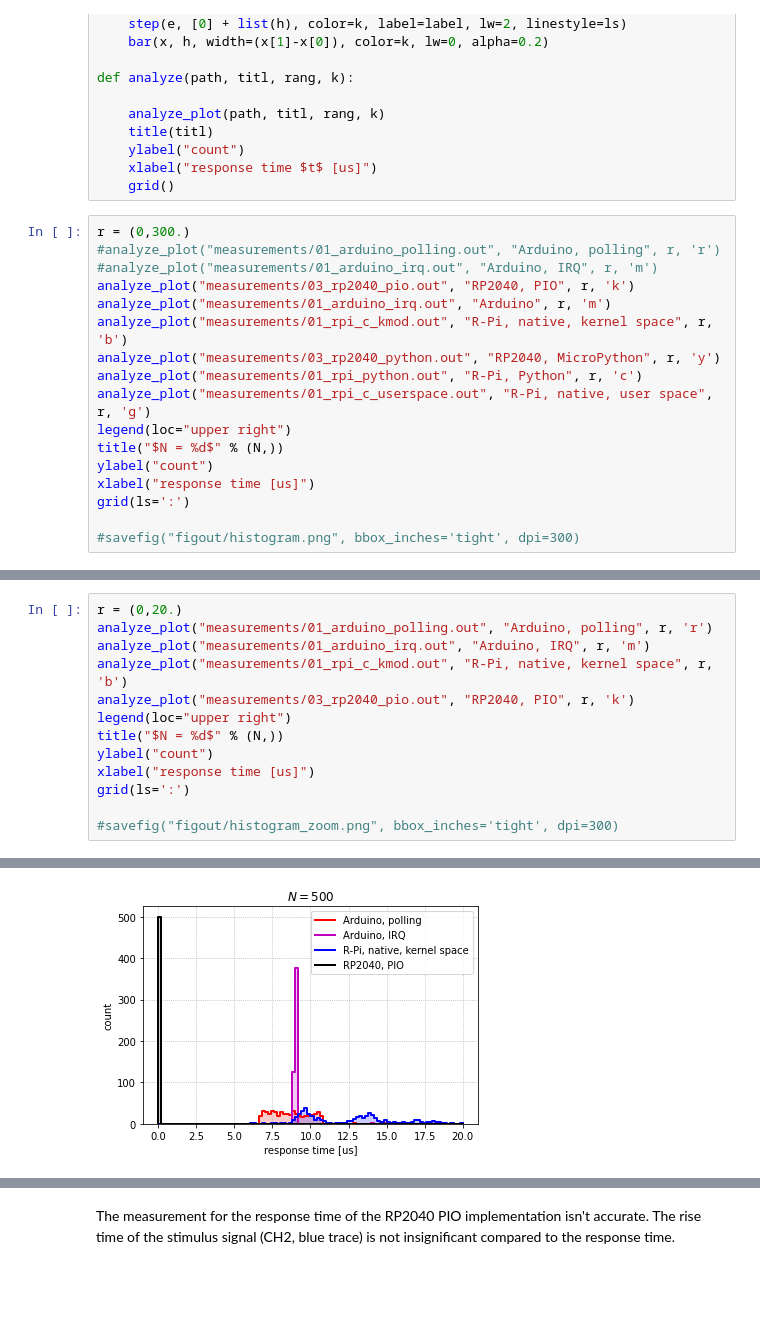
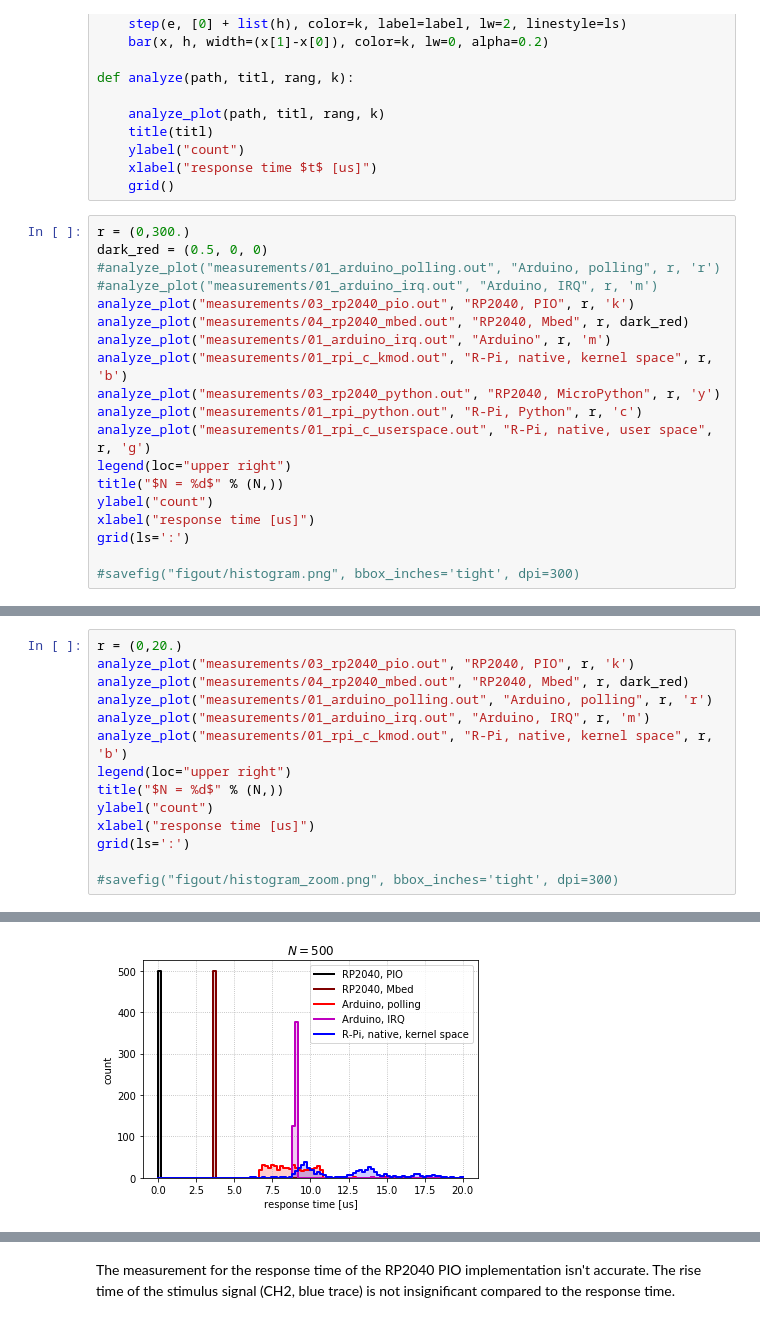
Before and after one commit to avian2/interrupt-response-times, a Jupyter notebook: Interrupt response times.ipynb, the cells around one changed output, grey strips where cells are left out. Cells and saved outputs as stored; diff of their text form; blank space fills up the shorter version.

```diff
--- a/Interrupt response times.ipynb
+++ b/Interrupt response times.ipynb
@@ -93,9 +93,11 @@ def analyze(path, titl, rang, k):
     grid()
 # %%
 r = (0,300.)
+dark_red = (0.5, 0, 0)
 #analyze_plot("measurements/01_arduino_polling.out", "Arduino, polling", r, 'r')
 #analyze_plot("measurements/01_arduino_irq.out", "Arduino, IRQ", r, 'm')
 analyze_plot("measurements/03_rp2040_pio.out", "RP2040, PIO", r, 'k')
+analyze_plot("measurements/04_rp2040_mbed.out", "RP2040, Mbed", r, dark_red)
 analyze_plot("measurements/01_arduino_irq.out", "Arduino", r, 'm')
 analyze_plot("measurements/01_rpi_c_kmod.out", "R-Pi, native, kernel space", r, 'b')
 analyze_plot("measurements/03_rp2040_python.out", "RP2040, MicroPython", r, 'y')
@@ -130,9 +132,10 @@ measurements/01_rpi_c_kmod.out
 # %%
 r = (0,20.)
+analyze_plot("measurements/03_rp2040_pio.out", "RP2040, PIO", r, 'k')
+analyze_plot("measurements/04_rp2040_mbed.out", "RP2040, Mbed", r, dark_red)
 analyze_plot("measurements/01_arduino_polling.out", "Arduino, polling", r, 'r')
 analyze_plot("measurements/01_arduino_irq.out", "Arduino, IRQ", r, 'm')
 analyze_plot("measurements/01_rpi_c_kmod.out", "R-Pi, native, kernel space", r, 'b')
-analyze_plot("measurements/03_rp2040_pio.out", "RP2040, PIO", r, 'k')
 legend(loc="upper right")
 title("$N = %d$" % (N,))
 ylabel("count")
@@ -164,4 +164,4 @@ measurements/03_rp2040_pio.out
-[figure, old version]
+[figure, new version]
 # %%
 r = (0,100)
 analyze_plot("measurements/03_rp2040_pio.out", "RP2040, PIO", r, 'k', tk=1e9)
```
Also changed, not shown: parts of 11 cells of this notebook, 2 other files.
